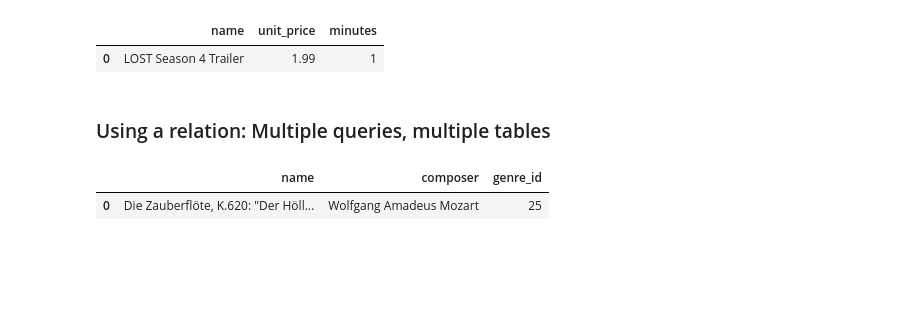
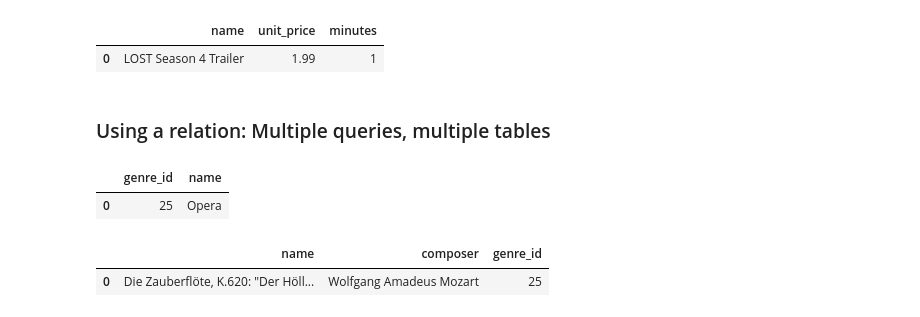
Before and after one commit to krauseannelize/nb-sql-ms-exercises, a Jupyter notebook: 01_introduction_to_sql.ipynb, the cells around one changed output. Cells and saved outputs as stored; diff of their text form; code cells hidden in the pictures; blank space fills up the shorter version.

```diff
--- a/01_introduction_to_sql.ipynb
+++ b/01_introduction_to_sql.ipynb
@@ -220,6 +220,25 @@ pd.read_sql(sa.text(query),connection)
 | 0 | LOST Season 4 Trailer | 1.99 | 1 |
 # %% [markdown]
 ### Using a relation: Multiple queries, multiple tables
+# %%
+# Create an SQLAlchemy TextClause object from the raw SQL query
+query = """
+-- Find the genre_id for Opera
+SELECT
+	genre_id
+  , name
+FROM
+	genre
+WHERE
+  name = 'Opera'
+;
+"""
+
+# Execute the SQL query and load the result into a Pandas DataFrame
+pd.read_sql(sa.text(query),connection)
+# %% [output]
+|  | genre_id | name |
+| 0 | 25 | Opera |
 # %%
 # Create an SQLAlchemy TextClause object from the raw SQL query
 query = """
```
Also changed, not shown: parts of 7 cells of this notebook.
